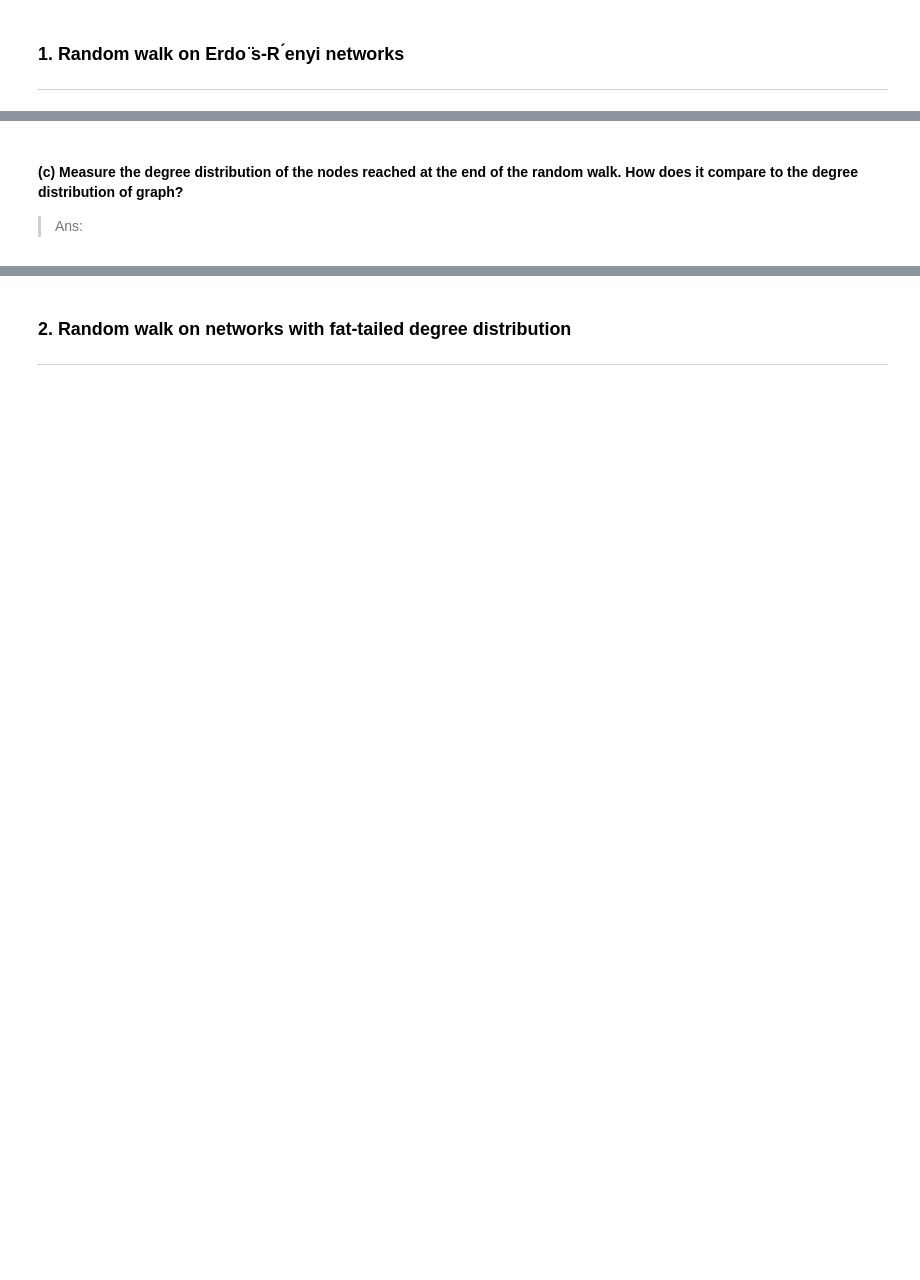
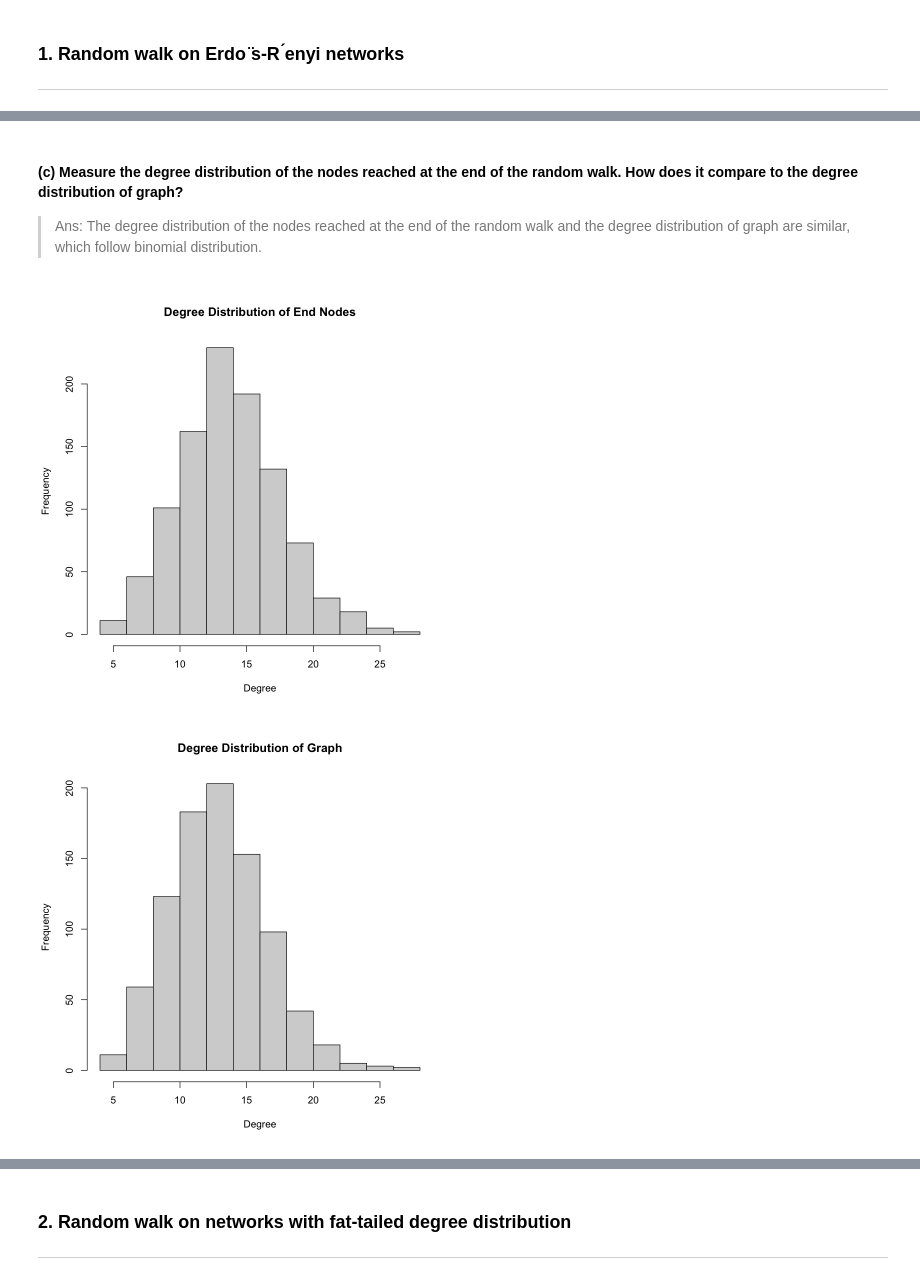
Before and after one commit to kchuang625/ucla-ece-232e-spring-2023-hw, a Jupyter notebook: project1/part2-1_705668757_905847065_105945588.ipynb, the cells around one changed output, grey strips where cells are left out. Saved outputs shown, nothing was run; the diff lists cells and outputs as text; code cells hidden in the pictures; blank space fills up the shorter version.

```diff
--- a/project1/part2-1_705668757_905847065_105945588.ipynb
+++ b/project1/part2-1_705668757_905847065_105945588.ipynb
@@ -38,7 +66,28 @@ library(pracma)
 # %% [markdown]
 #### (c) Measure the degree distribution of the nodes reached at the end of the random walk. How does it compare to the degree distribution of graph?
 
-> Ans:
+> Ans: The degree distribution of the nodes reached at the end of the random walk and the degree distribution of graph are similar, which follow binomial distribution.
+# %%
+get_end_node_degrees <- function(g, max_steps=100, n_trail=1000){
+    end_node_degrees <- matrix(0, nrow=n_trail, ncol=1)
+    for(i in 1:n_trail){
+        gcc <- get_gcc(g)
+
+        v_start <- sample(V(gcc), 1)
+        vs <- random_walk(gcc, v_start, max_steps)
+        end_node_degrees[i,1] <- degree(gcc, vs[length(vs)])
+    }
+
+    return (end_node_degrees)
+}
+
+end_node_degrees <- get_end_node_degrees(g)
+
+hist(end_node_degrees, main="Degree Distribution of End Nodes", xlab="Degree", ylab="Frequency")
+hist(degree(g), main="Degree Distribution of Graph", xlab="Degree", ylab="Frequency")
+# %% [output]
+[figure, added]
+[figure, added]
 # %% [markdown]
 #### (d) Repeat 1(b) for undirected random networks with 9000 nodes. Compare the results and explain qualitatively. Does the diameter of the network play a role?
 
```
Also changed, not shown: parts of 15 cells of this notebook.
